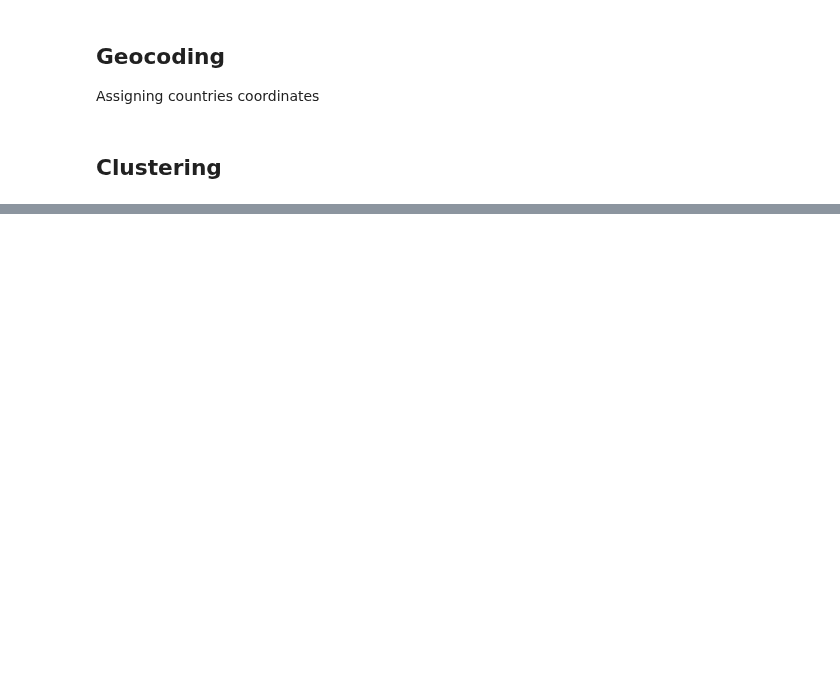
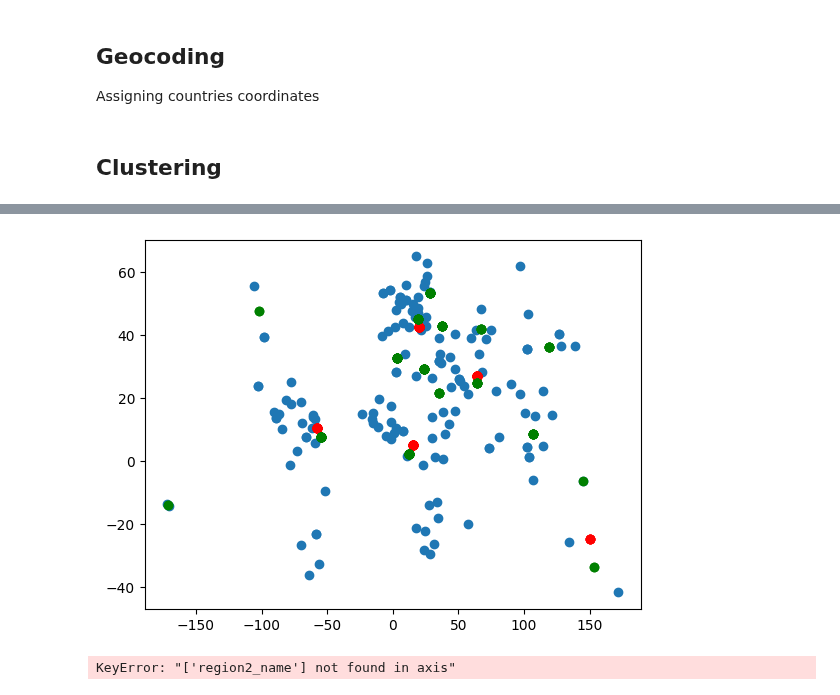
Before and after one commit to jstet/Basel_Convention_Scraper, a Jupyter notebook: data_processing/processing_countries.ipynb, the cells around one changed output, grey strips where cells are left out. Saved outputs shown, nothing was run; the diff lists cells and outputs as text; code cells hidden in the pictures; blank space fills up the shorter version.

```diff
--- a/data_processing/processing_countries.ipynb
+++ b/data_processing/processing_countries.ipynb
@@ -114,0 +105,35 @@ df
+# %%
+def centroids(typ):
+    obj = {}
+    for i in list(df[f"{typ}_name"].unique()):
+        lats = df[df[f"{typ}_name"] == i]["lat"]
+        lons = df[df[f"{typ}_name"] == i]["lon"]
+        lat = sum(lats)/len(lats)
+        lon = sum(lons)/len(lons)
+        obj[i] = [lat,lon]
+
+    df[f"{typ}_lat"] = df.apply(lambda x: obj[x[f"{typ}_name"]][0], axis=1)
+    df[f"{typ}_lon"] = df.apply(lambda x: obj[x[f"{typ}_name"]][1], axis=1)
+
+df["region2_name"] = df["region_name"]
+df.loc[df["name"].isin(["Samoa","American Samoa"]), "region2_name"] = 0
+# %%
+centroids("region2")
+centroids("sub_region")
+df.drop('region2_name', axis = 1, inplace=True)
+df.rename(columns={'region2_lat': "region_lat", "region2_lon": "region_lon" }, inplace=True)
+# %%
+df.loc[df["name"].isin(["Samoa","American Samoa"]), "region_lat"] = df.loc[df["name"] == "Australia"]["region_lat"].values[0]
+df.loc[df["name"].isin(["Samoa","American Samoa"]), "region_lon"] = df.loc[df["name"] == "Australia"]["region_lon"].values[0]
+# %%
+plt.scatter(df["lon"], df["lat"])
+plt.scatter(df["region_lon"], df["region_lat"], c="red")
+plt.scatter(df["sub_region_lon"], df["sub_region_lat"], c="green")
+plt.show()
+# %% [output]
+[figure, added]
+# %%
+df.rename(columns={"country": "code"}, inplace=True)
+df.drop("region2_name", axis=1, inplace=True)
+# %% [output]
+KeyError: "['region2_name'] not found in axis"
```
Also changed, not shown: parts of 9 cells of this notebook, 4 other files.
